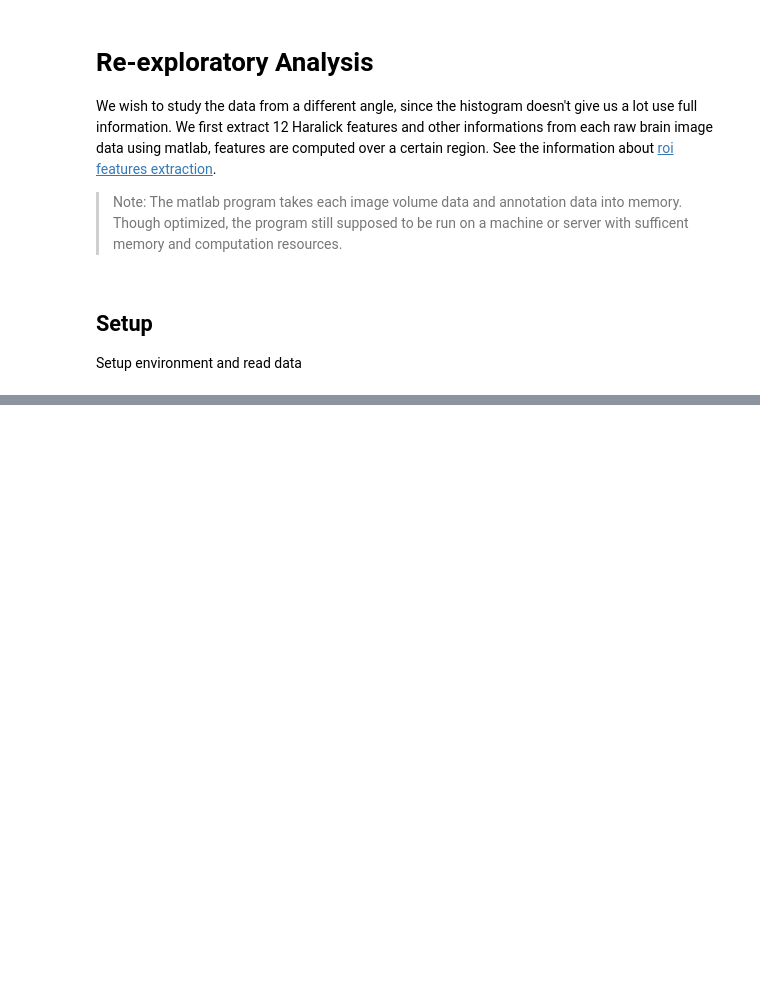
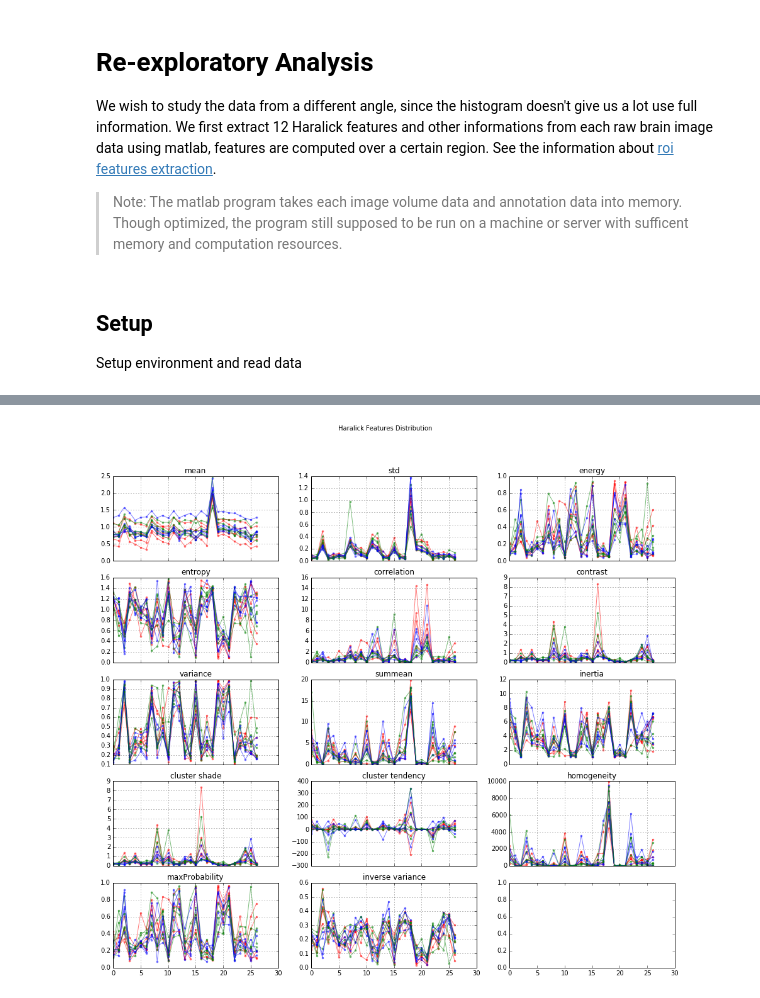
Before and after one commit to Upward-Spiral-Science/claritycontrol, a Jupyter notebook: assignments/a09_extended_exploratory.ipynb, the cells around one changed output, grey strips where cells are left out. Saved outputs shown, nothing was run; the diff lists cells and outputs as text; code cells hidden in the pictures; blank space fills up the shorter version.

```diff
--- a/assignments/a09_extended_exploratory.ipynb
+++ b/assignments/a09_extended_exploratory.ipynb
@@ -12,8 +12,9 @@ FEATURES_PATH = '../code/data/roi_features/features.csv'  # use your own path
 
 import numpy as np
 import matplotlib
-matplotlib.use('AGG')
+matplotlib.use('AGG')  # avoid some error in matplotlib, delete this line if the following doesn't work
 import matplotlib.pyplot as plt
+from mpl_toolkits.mplot3d import Axes3D
 import jgraph as ig
 %matplotlib inline
 
@@ -38,8 +39,16 @@ import jgraph as ig
 # 17. Haralick feature - Homogeneity
 # 18. Haralick feature - MaxProbability
 # 19. Haralick feature - Inverse Variance
+fields = ['label','nbrain','nroi','roix','roiy','roiy','mean','std','energy','entropy','correlation','contrast','variance',
+          'summean','inertia','cluster shade','cluster tendency','homogeneity','maxProbability','inverse variance']
 data = np.genfromtxt(FEATURES_PATH, delimiter=",", dtype=np.float32)# the features data have been pre-processed and merged
 
-# preview - print roi values
-print np.unique(data[:,2])
+brain_nums = np.unique(data[:,1])
+roi_nums = np.unique(data[:,2])
+
+# preview - print brain numbers
+print brain_nums
+
+# preview - print roi numbers
+print roi_nums
 # %% [output]
@@ -51,0 +66,25 @@ RuntimeError: Python is not installed as a framework. The Mac OS X backend will
+# %%
+fig, ax = plt.subplots(5,3,sharex=True,sharey=False,figsize=(16,14))
+axesList = []
+for axes in ax:
+    axesList.extend(axes)
+
+for brain_n in brain_nums:
+    tmp = data[data[:,1]==brain_n,:]
+    tmp = tmp[np.argsort(tmp[:, 2]),:]
+
+    if tmp[0,0] == 0:
+        color = 'r'  # cocaine
+    elif tmp[0,0] == 1:
+        color = 'g'  # control
+    elif tmp[0,0] == 2:
+        color = 'b'  # fear
+
+    for i, ax in enumerate(axesList[:-1]):
+        ax.plot(range(len(tmp[:,2])),tmp[:,6+i],color,alpha=0.5,marker='.')
+        ax.set_title(fields[6+i])
+        ax.grid()
+fig.suptitle('Haralick Features Distribution')
+fig.show()
+# %% [output]
+[figure, added]
```
Also changed, not shown: parts of 4 cells of this notebook.
